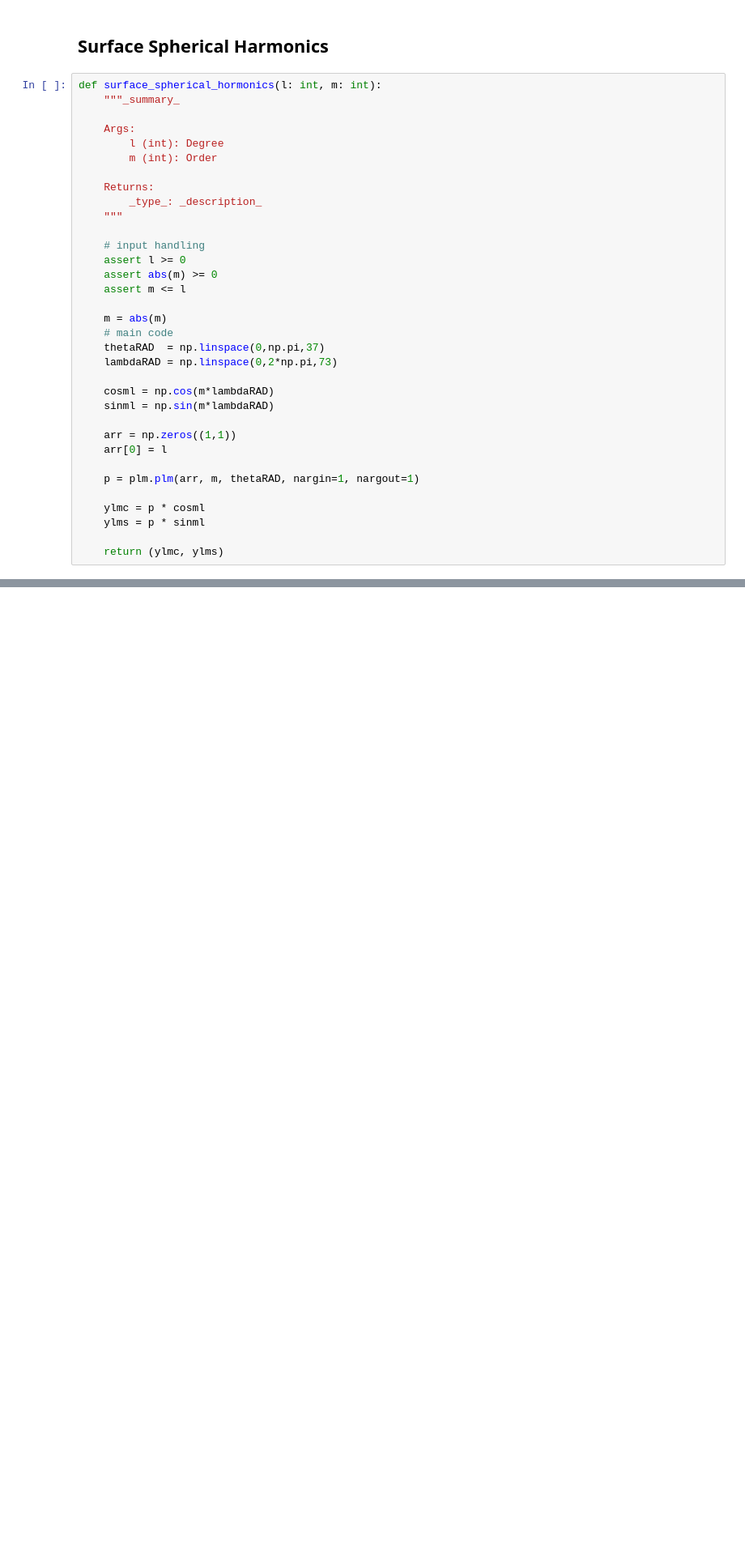
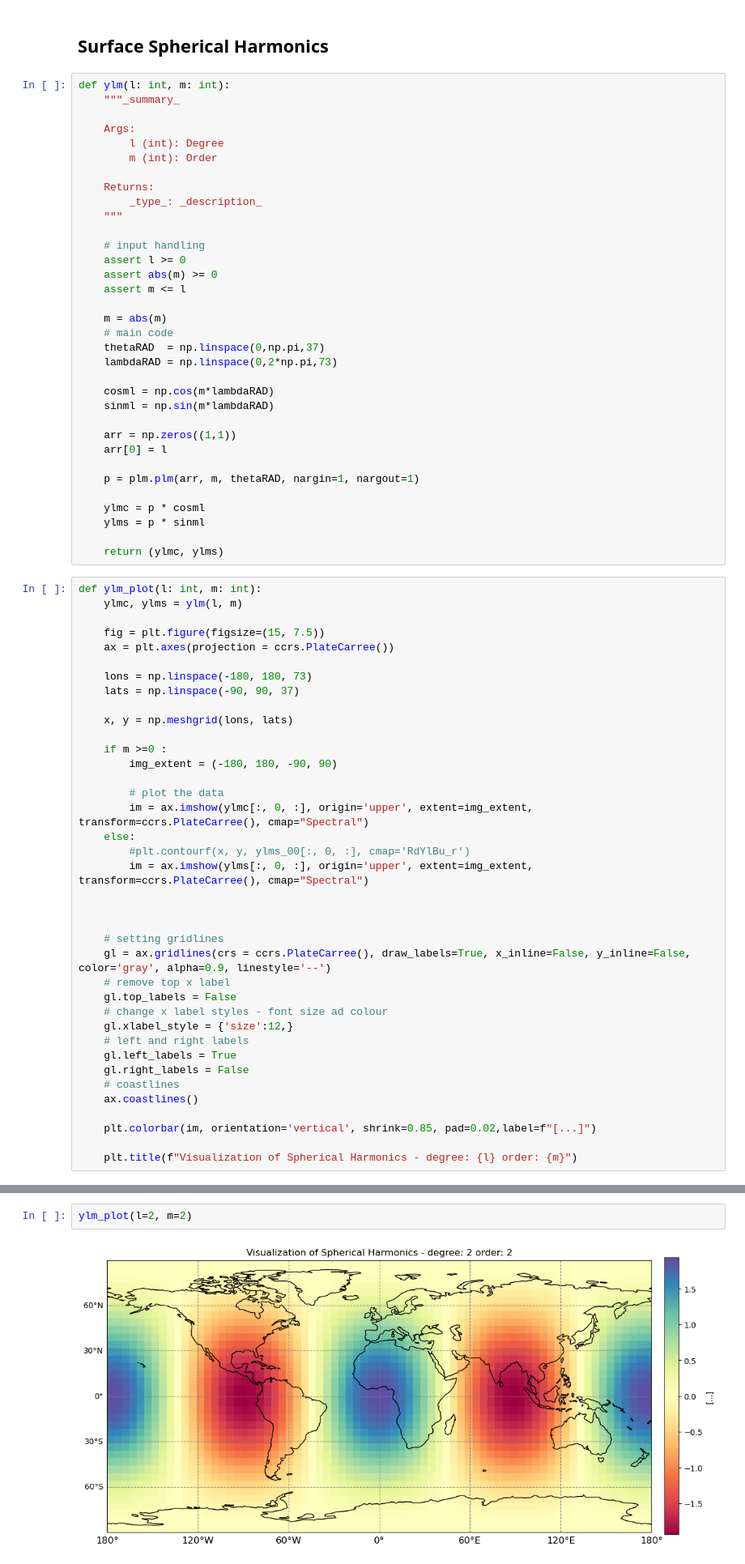
Before and after one commit to GESS-research-group/pyshbundle, a Jupyter notebook: notebooks/test_viz.ipynb, the cells around one changed output, grey strips where cells are left out. Shown at 81% size. Drawn from its saved outputs; the diff is of its cells as text; blank space fills up the shorter version.

```diff
--- a/notebooks/test_viz.ipynb
+++ b/notebooks/test_viz.ipynb
@@ -126,7 +126,7 @@ handle = cs_sqplot(csmat=rep_cs, lmax=96, title="ITSG Replaced", vmin=-10, vmax=
 # %% [markdown]
 ## Surface Spherical Harmonics
 # %%
-def surface_spherical_hormonics(l: int, m: int):
+def ylm(l: int, m: int):
     """_summary_
 
     Args:
@@ -159,6 +159,44 @@ def surface_spherical_hormonics(l: int, m: int):
     ylms = p * sinml
 
     return (ylmc, ylms)
+# %%
+def ylm_plot(l: int, m: int):
+    ylmc, ylms = ylm(l, m)
+
+    fig = plt.figure(figsize=(15, 7.5))
+    ax = plt.axes(projection = ccrs.PlateCarree())
+
+    lons = np.linspace(-180, 180, 73)
+    lats = np.linspace(-90, 90, 37)
+
+    x, y = np.meshgrid(lons, lats)
+
+    if m >=0 :
+        img_extent = (-180, 180, -90, 90)
+
+        # plot the data
+        im = ax.imshow(ylmc[:, 0, :], origin='upper', extent=img_extent, transform=ccrs.PlateCarree(), cmap="Spectral")
+    else:
+        #plt.contourf(x, y, ylms_00[:, 0, :], cmap='RdYlBu_r')
+        im = ax.imshow(ylms[:, 0, :], origin='upper', extent=img_extent, transform=ccrs.PlateCarree(), cmap="Spectral")
+
+
+
+    # setting gridlines
+    gl = ax.gridlines(crs = ccrs.PlateCarree(), draw_labels=True, x_inline=False, y_inline=False, color='gray', alpha=0.9, linestyle='--')
+    # remove top x label
+    gl.top_labels = False
+    # change x label styles - font size ad colour
+    gl.xlabel_style = {'size':12,}
+    # left and right labels
+    gl.left_labels = True
+    gl.right_labels = False
+    # coastlines
+    ax.coastlines()
+
+    plt.colorbar(im, orientation='vertical', shrink=0.85, pad=0.02,label=f"[...]")
+
+    plt.title(f"Visualization of Spherical Harmonics - degree: {l} order: {m}")
 # %%
 # basic plotting of SH coeff on plane
 l = 2
@@ -204,6 +240,10 @@ plt.title(f"Visualization of Spherical Harmonics - degree: {l} order: {m}")
 plt.show()
 # %% [output]
 [figure]
+# %%
+ylm_plot(l=2, m=2)
+# %% [output]
+[figure, added]
 # %% [markdown]
 ## Gravity Field
 # %%
```
Also changed, not shown: parts of 8 cells of this notebook, 3 other files.
